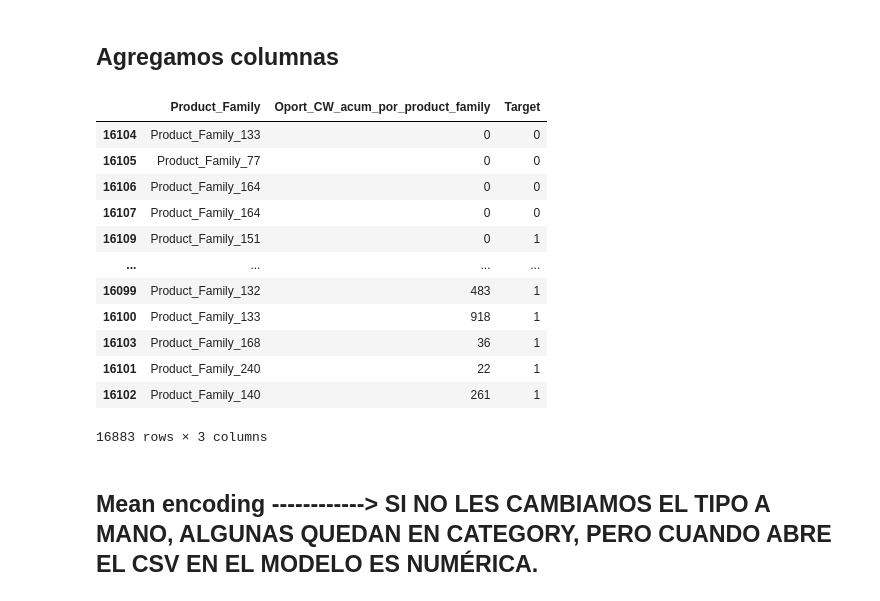
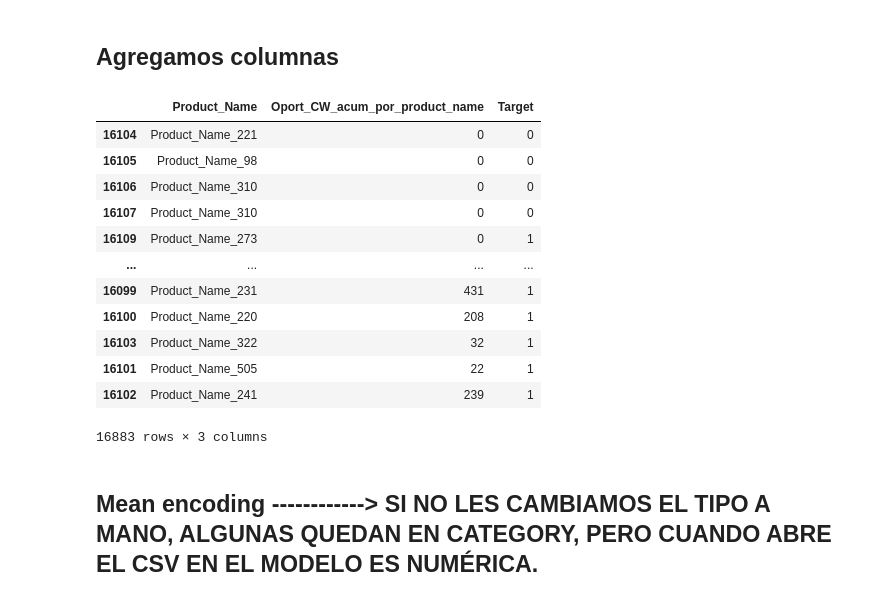
Before and after one commit to SantiagoTadini/TP2-Datos, a Jupyter notebook: Features/Features.ipynb, the cells around one changed output. Cells and saved outputs as stored; diff of their text form; code cells hidden in the pictures.

```diff
--- a/Features/Features.ipynb
+++ b/Features/Features.ipynb
@@ -272,21 +302,27 @@ train['Oport_CW_acum_por_region'].replace(-1, 0, inplace=True)
 
 train['Oport_CW_acum_por_product_family'] = train.groupby('Product_Family').agg({'Target' : 'cumsum'}) - 1
 train['Oport_CW_acum_por_product_family'].replace(-1, 0, inplace=True)
-train[['Product_Family', 'Oport_CW_acum_por_product_family', 'Target']]
+# train[['Product_Family', 'Oport_CW_acum_por_product_family', 'Target']]
-# %% [output]
-|  | Product_Family | Oport_CW_acum_por_product_family | Target |
-| 16104 | Product_Family_133 | 0 | 0 |
-| 16105 | Product_Family_77 | 0 | 0 |
-| 16106 | Product_Family_164 | 0 | 0 |
-| 16107 | Product_Family_164 | 0 | 0 |
-| 16109 | Product_Family_151 | 0 | 1 |
-| ... | ... | ... | ... |
-| 16099 | Product_Family_132 | 483 | 1 |
-| 16100 | Product_Family_133 | 918 | 1 |
-| 16103 | Product_Family_168 | 36 | 1 |
-| 16101 | Product_Family_240 | 22 | 1 |
-| 16102 | Product_Family_140 | 261 | 1 |
-16883 rows × 3 columns
+# %%
+# Agregamos columna de cantidad de oportunidades Closed Won por Product_Name hasta el momento
+
+train['Oport_CW_acum_por_product_name'] = train.groupby('Product_Name').agg({'Target' : 'cumsum'}) - 1
+train['Oport_CW_acum_por_product_name'].replace(-1, 0, inplace=True)
+train[['Product_Name', 'Oport_CW_acum_por_product_name', 'Target']]
+# %% [output]
+|  | Product_Name | Oport_CW_acum_por_product_name | Target |
+| 16104 | Product_Name_221 | 0 | 0 |
+| 16105 | Product_Name_98 | 0 | 0 |
+| 16106 | Product_Name_310 | 0 | 0 |
+| 16107 | Product_Name_310 | 0 | 0 |
+| 16109 | Product_Name_273 | 0 | 1 |
+| ... | ... | ... | ... |
+| 16099 | Product_Name_231 | 431 | 1 |
+| 16100 | Product_Name_220 | 208 | 1 |
+| 16103 | Product_Name_322 | 32 | 1 |
+| 16101 | Product_Name_505 | 22 | 1 |
+| 16102 | Product_Name_241 | 239 | 1 |
+16883 rows × 3 columns
 # %% [markdown]
 ## Mean encoding ------------> SI NO LES CAMBIAMOS EL TIPO A MANO, ALGUNAS QUEDAN EN CATEGORY, PERO CUANDO ABRE EL CSV EN EL MODELO ES NUMÉRICA.
 # %%
```
Also changed, not shown: parts of 2 cells of this notebook.
